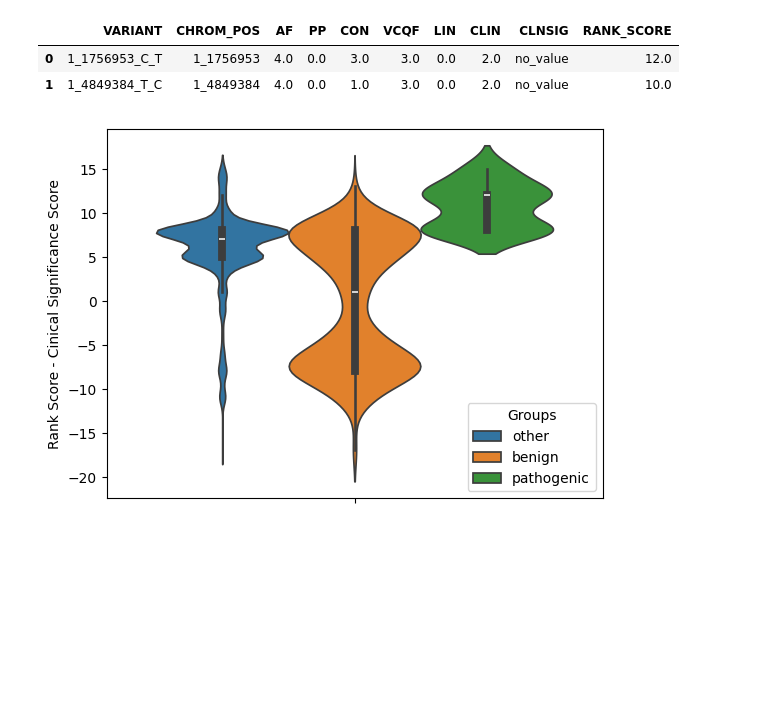
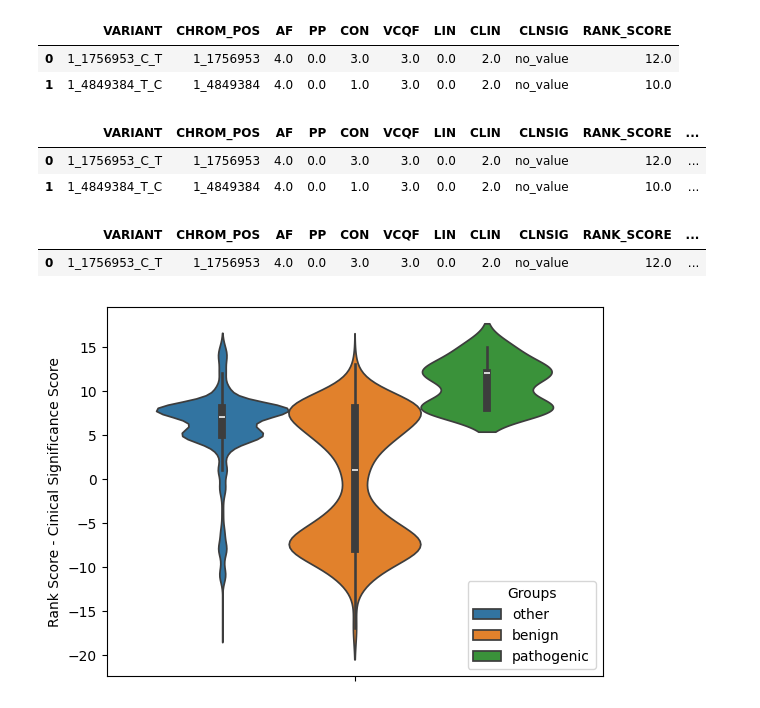
Before and after one commit to josefinelantz/GenScore, a Jupyter notebook: Untitled1-checkpoint.ipynb, the cells around one changed output. Cells and saved outputs as stored; diff of their text form; code cells hidden in the pictures; blank space fills up the shorter version.

Commit message:
update analyze scores

```diff
--- a/Untitled1-checkpoint.ipynb
+++ b/Untitled1-checkpoint.ipynb
@@ -66,12 +66,12 @@ def analyze_scores(df):
     pathogenic_terms = {"Pathogenic", "Likely_pathogenic"}
 
     # Function to classify groups
-   # def classify_group(clnsig):
-     #   if clnsig in benign_terms:
-       #     return "benign"
-      #  elif clnsig in pathogenic_terms:
-         #   return "pathogenic"
-       # return "other"
+    def classify_group(clnsig):
+        if clnsig in benign_terms:
+            return "benign"
+        elif clnsig in pathogenic_terms:
+            return "pathogenic"
+        return "other"
 
     # Function to assign colors
     #def assign_color(group):
@@ -417,8 +417,19 @@ df.head(2)
 | 1 | 1_4849384_T_C | 1_4849384 | 4.0 | 0.0 | 1.0 | 3.0 | 0.0 | 2.0 | no_value | 10.0 |
 # %%
 df = analyze_scores(df)
+# %%
+df.head(2)
+# %% [output]
+|  | VARIANT | CHROM_POS | AF | PP | CON | VCQF | LIN | CLIN | CLNSIG | RANK_SCORE | ... |
+| 0 | 1_1756953_C_T | 1_1756953 | 4.0 | 0.0 | 3.0 | 3.0 | 0.0 | 2.0 | no_value | 12.0 | ... |
+| 1 | 1_4849384_T_C | 1_4849384 | 4.0 | 0.0 | 1.0 | 3.0 | 0.0 | 2.0 | no_value | 10.0 | ... |
 # %%
 df = mark_controls(df, controls)
+# %%
+df.head(1)
+# %% [output]
+|  | VARIANT | CHROM_POS | AF | PP | CON | VCQF | LIN | CLIN | CLNSIG | RANK_SCORE | ... |
+| 0 | 1_1756953_C_T | 1_1756953 | 4.0 | 0.0 | 3.0 | 3.0 | 0.0 | 2.0 | no_value | 12.0 | ... |
 # %%
 df = subtract_clin_score(df)
 # %%
```
Also changed, not shown: 1 other file.
